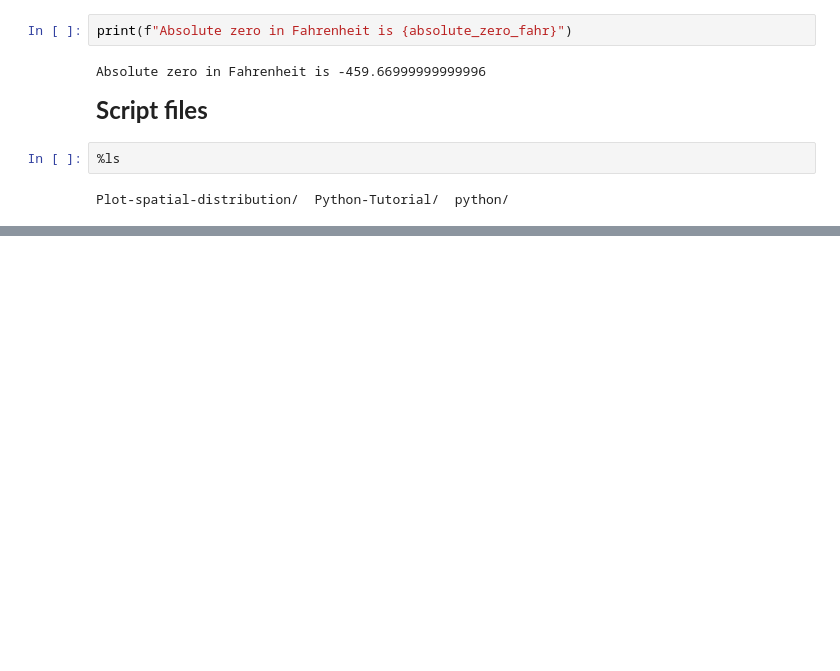
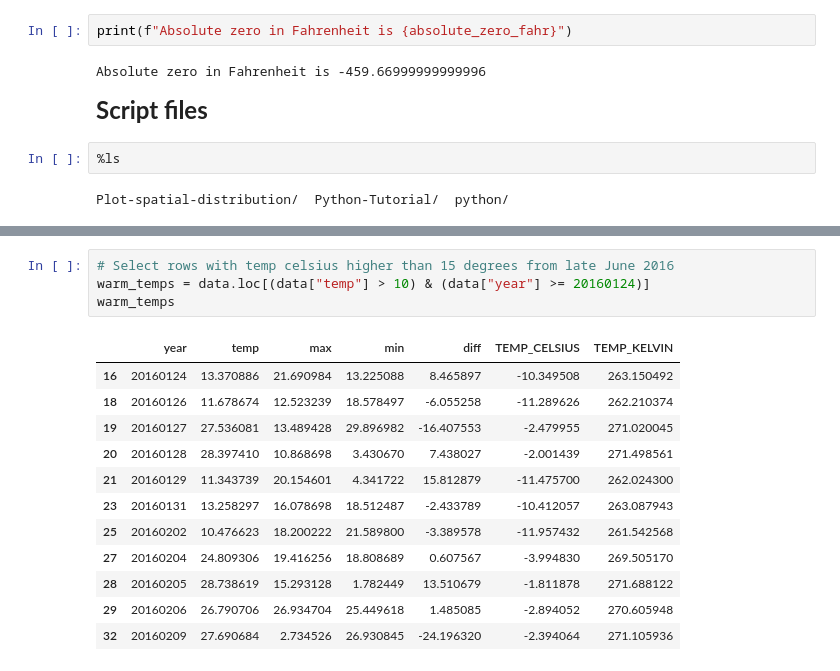
Before and after one commit to yangshanye/Python-Tutorial, a Jupyter notebook: Geopython_basic_expresion.ipynb, the cells around one changed output, grey strips where cells are left out. Drawn from its saved outputs; the diff is of its cells as text; blank space fills up the shorter version.

```diff
--- a/Geopython_basic_expresion.ipynb
+++ b/Geopython_basic_expresion.ipynb
@@ -1414,0 +1540,17 @@ data.head()
+# %%
+# Select rows with temp celsius higher than 15 degrees from late June 2016
+warm_temps = data.loc[(data["temp"] > 10) & (data["year"] >= 20160124)]
+warm_temps
+# %% [output]
+|  | year | temp | max | min | diff | TEMP_CELSIUS | TEMP_KELVIN |
+| 16 | 20160124 | 13.370886 | 21.690984 | 13.225088 | 8.465897 | -10.349508 | 263.150492 |
+| 18 | 20160126 | 11.678674 | 12.523239 | 18.578497 | -6.055258 | -11.289626 | 262.210374 |
+| 19 | 20160127 | 27.536081 | 13.489428 | 29.896982 | -16.407553 | -2.479955 | 271.020045 |
+| 20 | 20160128 | 28.397410 | 10.868698 | 3.430670 | 7.438027 | -2.001439 | 271.498561 |
+| 21 | 20160129 | 11.343739 | 20.154601 | 4.341722 | 15.812879 | -11.475700 | 262.024300 |
+| 23 | 20160131 | 13.258297 | 16.078698 | 18.512487 | -2.433789 | -10.412057 | 263.087943 |
+| 25 | 20160202 | 10.476623 | 18.200222 | 21.589800 | -3.389578 | -11.957432 | 261.542568 |
+| 27 | 20160204 | 24.809306 | 19.416256 | 18.808689 | 0.607567 | -3.994830 | 269.505170 |
+| 28 | 20160205 | 28.738619 | 15.293128 | 1.782449 | 13.510679 | -1.811878 | 271.688122 |
+| 29 | 20160206 | 26.790706 | 26.934704 | 25.449618 | 1.485085 | -2.894052 | 270.605948 |
+| 32 | 20160209 | 27.690684 | 2.734526 | 26.930845 | -24.196320 | -2.394064 | 271.105936 |
```
Also changed, not shown: parts of 234 cells of this notebook.
